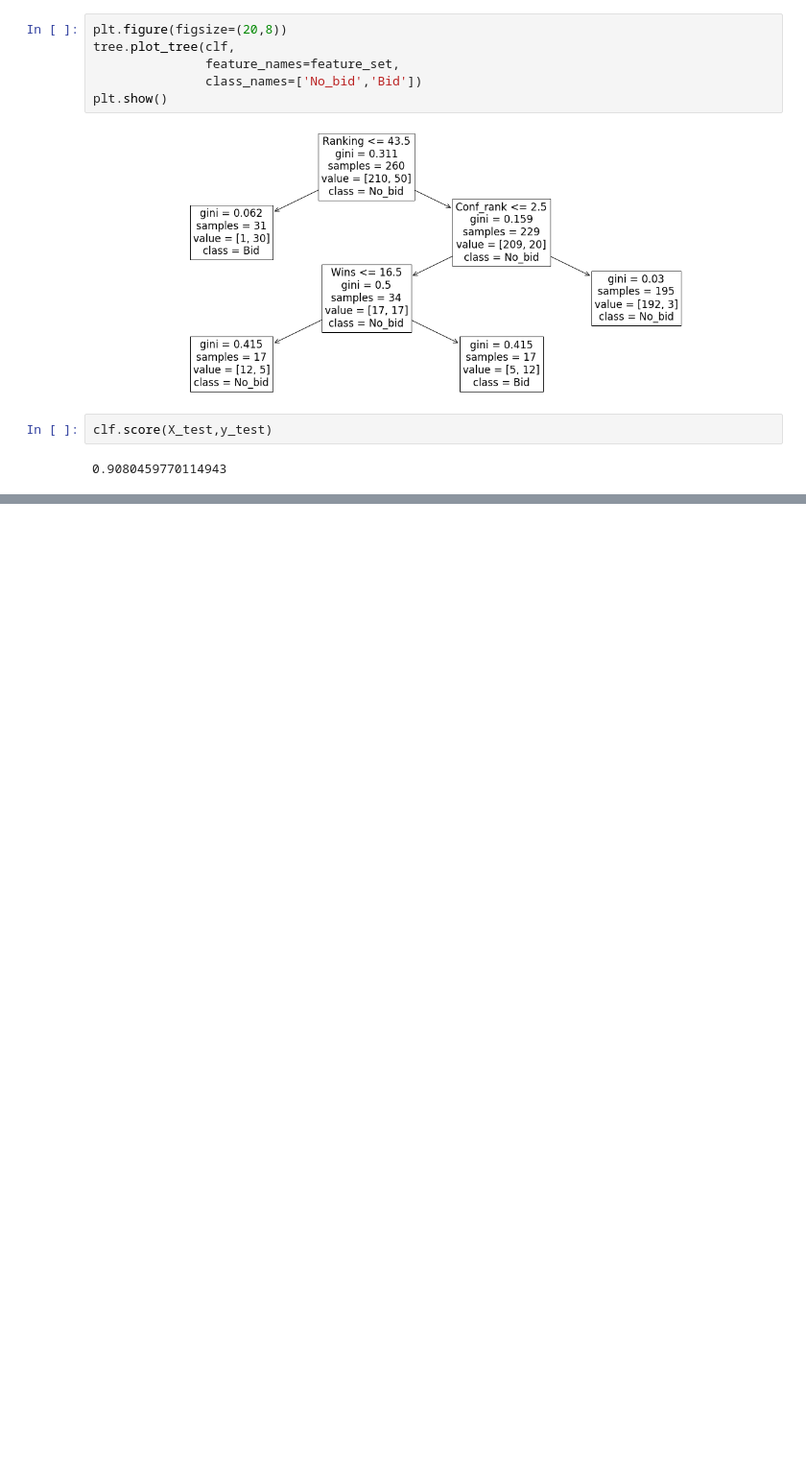
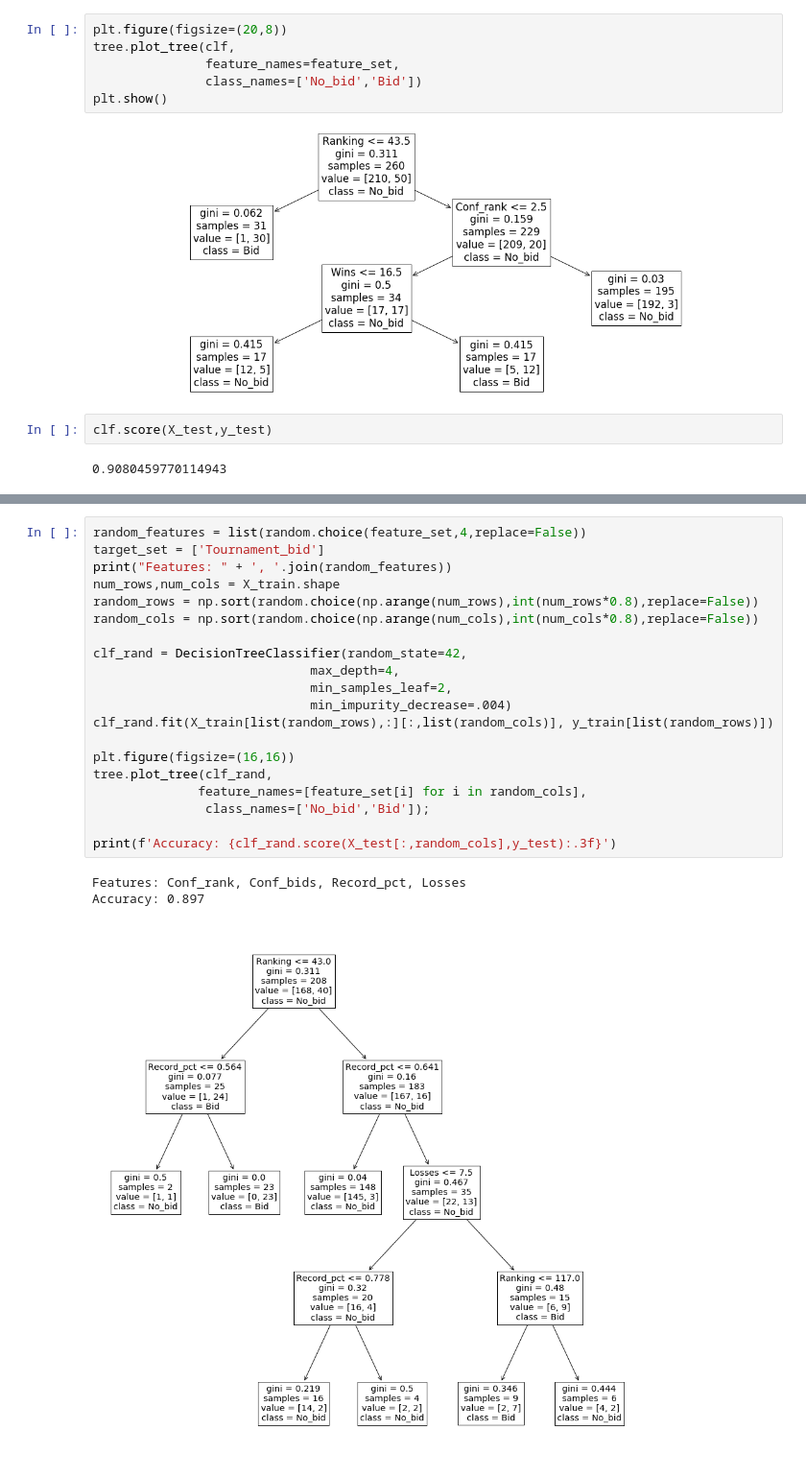
Before and after one commit to bjloe/March_Madness, a Jupyter notebook: March_Madness_ML.ipynb, the cells around one changed output, grey strips where cells are left out. Shown at 96% size. Cells and saved outputs as stored; diff of their text form; blank space fills up the shorter version.

```diff
--- a/March_Madness_ML.ipynb
+++ b/March_Madness_ML.ipynb
@@ -222,0 +226,24 @@ df_sample.sort_values('Ranking',ascending=True)
+# %%
+random_features = list(random.choice(feature_set,4,replace=False))
+target_set = ['Tournament_bid']
+print("Features: " + ', '.join(random_features))
+num_rows,num_cols = X_train.shape
+random_rows = np.sort(random.choice(np.arange(num_rows),int(num_rows*0.8),replace=False))
+random_cols = np.sort(random.choice(np.arange(num_cols),int(num_cols*0.8),replace=False))
+
+clf_rand = DecisionTreeClassifier(random_state=42,
+                             max_depth=4,
+                             min_samples_leaf=2,
+                             min_impurity_decrease=.004)
+clf_rand.fit(X_train[list(random_rows),:][:,list(random_cols)], y_train[list(random_rows)])
+
+plt.figure(figsize=(16,16))
+tree.plot_tree(clf_rand,
+              feature_names=[feature_set[i] for i in random_cols],
+               class_names=['No_bid','Bid']);
+
+print(f'Accuracy: {clf_rand.score(X_test[:,random_cols],y_test):.3f}')
+# %% [output]
+Features: Conf_rank, Conf_bids, Record_pct, Losses
+Accuracy: 0.897
+[figure, added]
```
Also changed, not shown: parts of 1 cell of this notebook.
